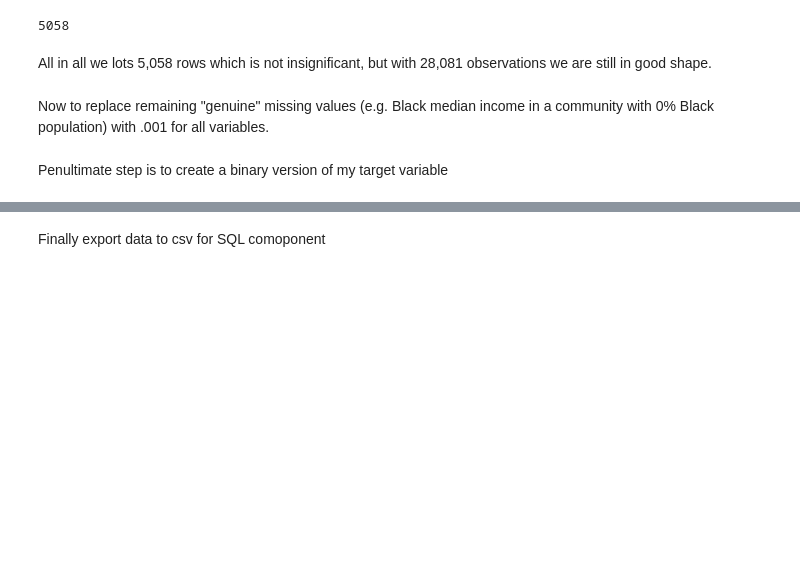
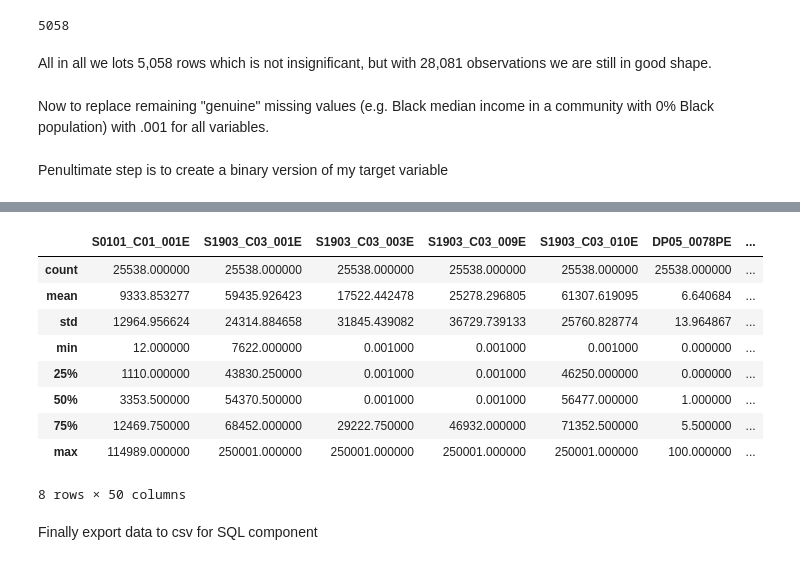
Before and after one commit to ajc356/deadly_police_encounters, a Jupyter notebook: data_acquisition_and_eda.ipynb, the cells around one changed output, grey strips where cells are left out. Cells and saved outputs as stored; diff of their text form; code cells hidden in the pictures; blank space fills up the shorter version.

```diff
--- a/data_acquisition_and_eda.ipynb
+++ b/data_acquisition_and_eda.ipynb
@@ -449,3 +449,6 @@ df.replace(-666666666.0, .001, inplace=True)
 Penultimate step is to create a binary version of my target variable
 # %%
 df['bi_poc'] = df['poc'].apply(lambda x: 1 if x>0 else 0) # binarize target variable for analysis
+# %%
+deadly=df[df['bi_poc']==1]
+non_deadly=df[df['bi_poc']==0]
@@ -452,7 +477,20 @@ df['bi_poc'] = df['poc'].apply(lambda x: 1 if x>0 else 0) # binarize target vari
+# %%
+non_deadly.describe()
+# %% [output]
+|  | S0101_C01_001E | S1903_C03_001E | S1903_C03_003E | S1903_C03_009E | S1903_C03_010E | DP05_0078PE | ... |
+| count | 25538.000000 | 25538.000000 | 25538.000000 | 25538.000000 | 25538.000000 | 25538.000000 | ... |
+| mean | 9333.853277 | 59435.926423 | 17522.442478 | 25278.296805 | 61307.619095 | 6.640684 | ... |
+| std | 12964.956624 | 24314.884658 | 31845.439082 | 36729.739133 | 25760.828774 | 13.964867 | ... |
+| min | 12.000000 | 7622.000000 | 0.001000 | 0.001000 | 0.001000 | 0.000000 | ... |
+| 25% | 1110.000000 | 43830.250000 | 0.001000 | 0.001000 | 46250.000000 | 0.000000 | ... |
+| 50% | 3353.500000 | 54370.500000 | 0.001000 | 0.001000 | 56477.000000 | 1.000000 | ... |
+| 75% | 12469.750000 | 68452.000000 | 29222.750000 | 46932.000000 | 71352.500000 | 5.500000 | ... |
+| max | 114989.000000 | 250001.000000 | 250001.000000 | 250001.000000 | 250001.000000 | 100.000000 | ... |
+8 rows × 50 columns
 # %%
 with open('df.pickle', 'wb') as to_write:
     pickle.dump(df, to_write)
 # %% [markdown]
-Finally export data to csv for SQL comoponent
+Finally export data to csv for SQL component
 # %%
 df.to_csv(r'deadly_encounter_p3.csv', index=False)
```
Also changed, not shown: parts of 1 cell of this notebook.
